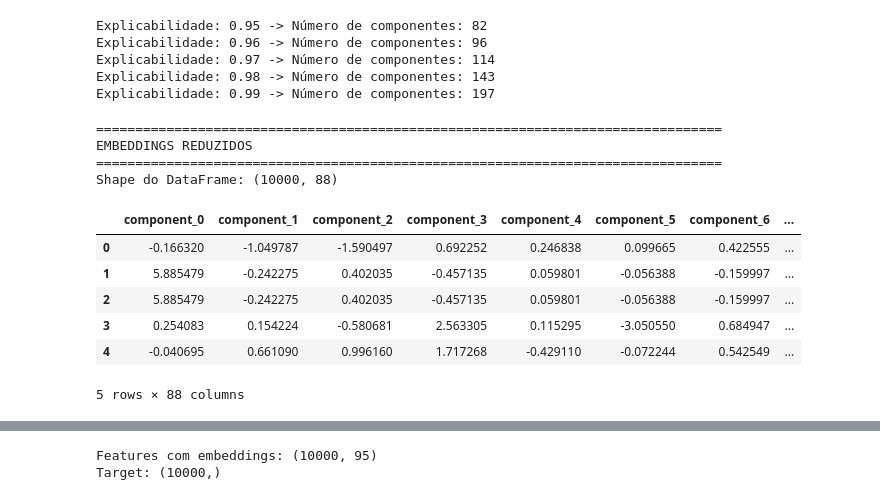
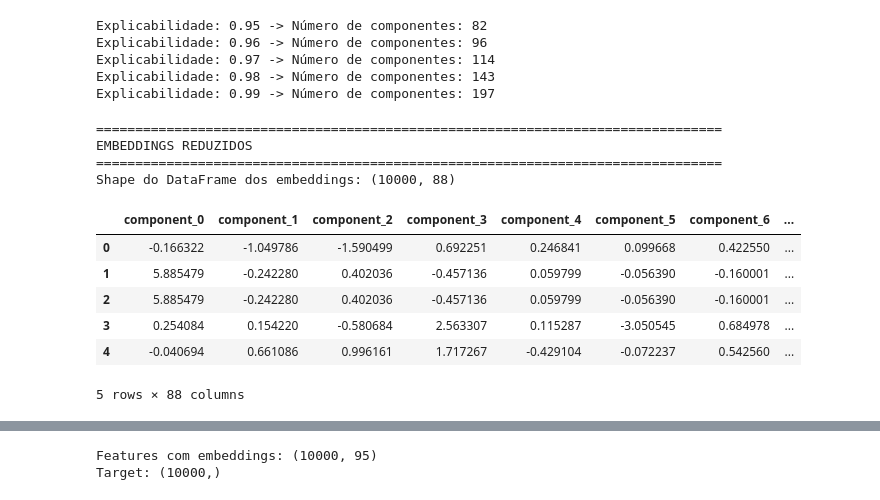
Before and after one commit to brunofbrandaoo/projeto-final-aprendizagem-de-maquina, a Jupyter notebook: src/projeto_final.ipynb, the cells around one changed output, grey strips where cells are left out. Saved outputs shown, nothing was run; the diff lists cells and outputs as text; code cells hidden in the pictures.

```diff
--- a/src/projeto_final.ipynb
+++ b/src/projeto_final.ipynb
@@ -384,21 +390,21 @@ embeddings_reduced = pca.fit_transform(embedding_df)
 # %%
 embeddings_reduced_df = pd.DataFrame(
     embeddings_reduced,
     columns=[f'component_{i}' for i in range(embeddings_reduced.shape[1])]
 )
 print_header("EMBEDDINGS REDUZIDOS", colors.text_cyan)
-colorfull_print(f"Shape do DataFrame: {embeddings_reduced_df.shape}", colors.text_green)
+colorfull_print(f"Shape do DataFrame dos embeddings: {embeddings_reduced_df.shape}", colors.text_green)
 embeddings_reduced_df.head()
 # %% [output]
 ================================================================================
 EMBEDDINGS REDUZIDOS
 ================================================================================
-Shape do DataFrame: (10000, 88)
+Shape do DataFrame dos embeddings: (10000, 88)
 |  | component_0 | component_1 | component_2 | component_3 | component_4 | component_5 | component_6 | ... |
-| 0 | -0.166320 | -1.049787 | -1.590497 | 0.692252 | 0.246838 | 0.099665 | 0.422555 | ... |
-| 1 | 5.885479 | -0.242275 | 0.402035 | -0.457135 | 0.059801 | -0.056388 | -0.159997 | ... |
-| 2 | 5.885479 | -0.242275 | 0.402035 | -0.457135 | 0.059801 | -0.056388 | -0.159997 | ... |
-| 3 | 0.254083 | 0.154224 | -0.580681 | 2.563305 | 0.115295 | -3.050550 | 0.684947 | ... |
-| 4 | -0.040695 | 0.661090 | 0.996160 | 1.717268 | -0.429110 | -0.072244 | 0.542549 | ... |
+| 0 | -0.166322 | -1.049786 | -1.590499 | 0.692251 | 0.246841 | 0.099668 | 0.422550 | ... |
+| 1 | 5.885479 | -0.242280 | 0.402036 | -0.457136 | 0.059799 | -0.056390 | -0.160001 | ... |
+| 2 | 5.885479 | -0.242280 | 0.402036 | -0.457136 | 0.059799 | -0.056390 | -0.160001 | ... |
+| 3 | 0.254084 | 0.154220 | -0.580684 | 2.563307 | 0.115287 | -3.050545 | 0.684978 | ... |
+| 4 | -0.040694 | 0.661086 | 0.996161 | 1.717267 | -0.429104 | -0.072237 | 0.542560 | ... |
 5 rows × 88 columns
 # %%
```
Also changed, not shown: parts of 15 cells of this notebook, 1 other file.
